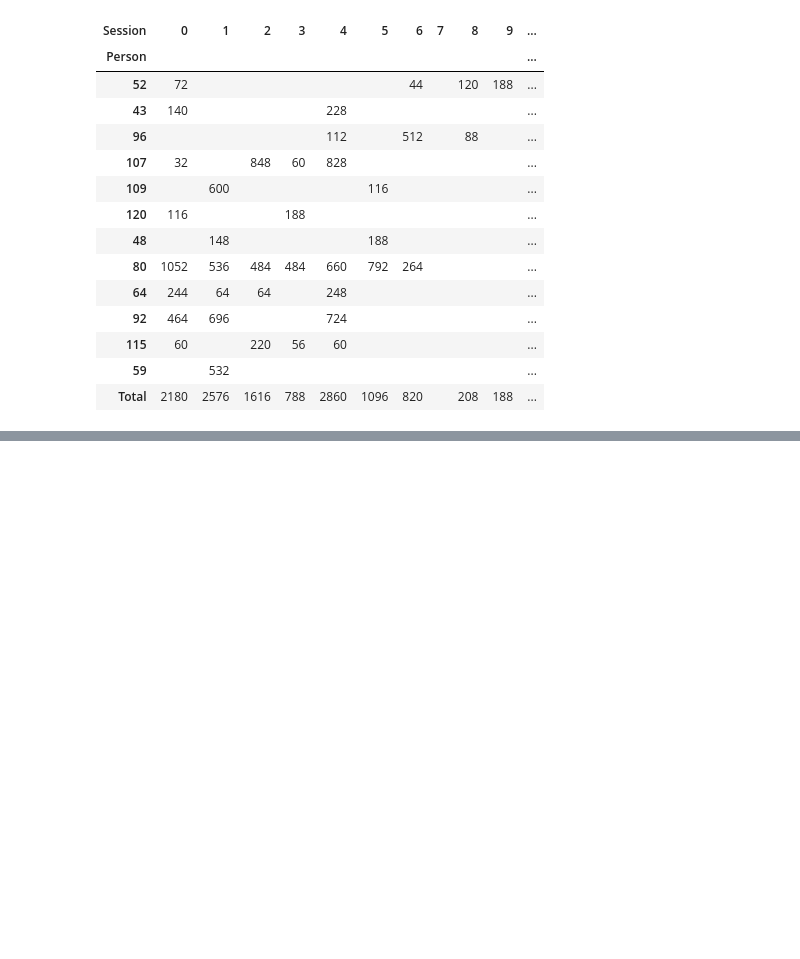
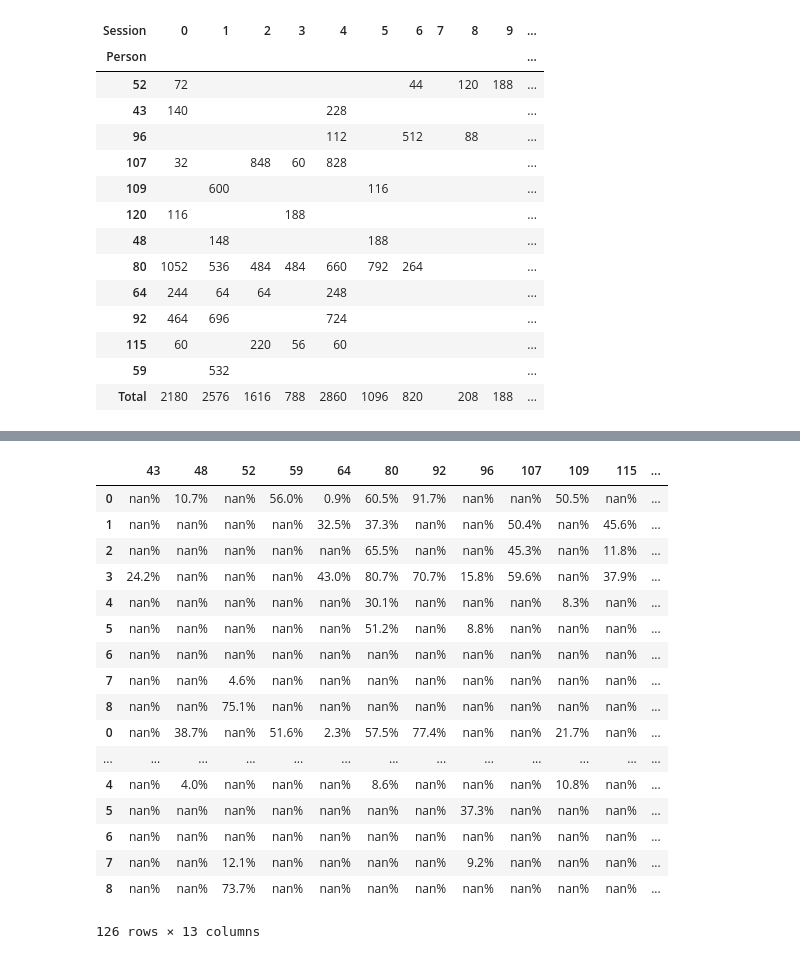
Before and after one commit to ntobis/federated-machine-learning, a Jupyter notebook: Notebooks/Table Preparation.ipynb, the cells around one changed output, grey strips where cells are left out. Cells and saved outputs as stored; diff of their text form; code cells hidden in the pictures; blank space fills up the shorter version.

Commit message:
Slight modification of results evaluation

```diff
--- a/Notebooks/Table Preparation.ipynb
+++ b/Notebooks/Table Preparation.ipynb
@@ -439,0 +426,2 @@ dL.create_pivot(os.path.join(DATA, 'group_2'), 'Person', 'Session', 'Person')
+# %%
+df = df[(df['Trans_1'] == 'original') & (df['Trans_2'] == 'straight')]
@@ -439,0 +502,62 @@ dL.create_pivot(os.path.join(DATA, 'group_2'), 'Person', 'Session', 'Person')
+# %%
+def create_detailed_metric_table(results_path, subjects, metric):
+    folder_paths = [os.path.join(results_path, folder) for folder in os.listdir(results_path) if 'Seed' in folder]
+
+    count = 0
+    for folder_path in folder_paths:
+
+        # Sort according to name not timestamp
+        list_dir = os.listdir(folder_path)
+        f_paths = [file.split("PAIN_")[1] for file in list_dir if 'PAIN' in file]
+        list_dir = [file for file in list_dir if 'PAIN' in file]
+        folders = [x for _, x in sorted(zip(f_paths, list_dir))]
+
+        df_concat = pd.DataFrame()
+        for file in folders:
+            if os.path.isfile(os.path.join(folder_path, file)):
+
+                # Read in df
+                df = pd.read_csv(os.path.join(folder_path, file))
+
+                # Create table
+                columns = ['subject_{}_{}'.format(subject, metric) for subject in subjects]
+                df_new = df[columns]
+                df_new = df_new.rename(columns={col: int(col.split('_')[1].split('_')[0]) for col in df_new.columns if 'subject' in col})
+                df_new['Experiment'] = file.split('PAIN_')[1].split('_TEST')[0]
+                df_concat = pd.concat((df_concat, df_new))
+
+        if count > 0:
+            df_add[subjects] = df_add[subjects].add(df_concat[subjects])
+        else:
+            df_add = df_concat.copy()
+
+        count += 1
+    df_add[subjects] = df_add[subjects].divide(count)
+    return df_add
+# %%
+df_detail_prec = create_detailed_metric_table(RESULTS, subjects, 'precision')
+df_detail_recall = create_detailed_metric_table(RESULTS, subjects, 'recall')
+df_detail_f1 = 2 * df_detail_recall[subjects] * df_detail_prec[subjects] / (df_detail_recall[subjects] + df_detail_prec[subjects])
+df_detail_f1['Experiment'] = df_detail_prec['Experiment']
+df_detail_f1 = df_detail_f1.copy()
+# %%
+df_detail_f1
+# %% [output]
+|  | 43 | 48 | 52 | 59 | 64 | 80 | 92 | 96 | 107 | 109 | 115 | ... |
+| 0 | nan% | 10.7% | nan% | 56.0% | 0.9% | 60.5% | 91.7% | nan% | nan% | 50.5% | nan% | ... |
+| 1 | nan% | nan% | nan% | nan% | 32.5% | 37.3% | nan% | nan% | 50.4% | nan% | 45.6% | ... |
+| 2 | nan% | nan% | nan% | nan% | nan% | 65.5% | nan% | nan% | 45.3% | nan% | 11.8% | ... |
+| 3 | 24.2% | nan% | nan% | nan% | 43.0% | 80.7% | 70.7% | 15.8% | 59.6% | nan% | 37.9% | ... |
+| 4 | nan% | nan% | nan% | nan% | nan% | 30.1% | nan% | nan% | nan% | 8.3% | nan% | ... |
+| 5 | nan% | nan% | nan% | nan% | nan% | 51.2% | nan% | 8.8% | nan% | nan% | nan% | ... |
+| 6 | nan% | nan% | nan% | nan% | nan% | nan% | nan% | nan% | nan% | nan% | nan% | ... |
+| 7 | nan% | nan% | 4.6% | nan% | nan% | nan% | nan% | nan% | nan% | nan% | nan% | ... |
+| 8 | nan% | nan% | 75.1% | nan% | nan% | nan% | nan% | nan% | nan% | nan% | nan% | ... |
+| 0 | nan% | 38.7% | nan% | 51.6% | 2.3% | 57.5% | 77.4% | nan% | nan% | 21.7% | nan% | ... |
+| ... | ... | ... | ... | ... | ... | ... | ... | ... | ... | ... | ... | ... |
+| 4 | nan% | 4.0% | nan% | nan% | nan% | 8.6% | nan% | nan% | nan% | 10.8% | nan% | ... |
+| 5 | nan% | nan% | nan% | nan% | nan% | nan% | nan% | 37.3% | nan% | nan% | nan% | ... |
+| 6 | nan% | nan% | nan% | nan% | nan% | nan% | nan% | nan% | nan% | nan% | nan% | ... |
+| 7 | nan% | nan% | 12.1% | nan% | nan% | nan% | nan% | 9.2% | nan% | nan% | nan% | ... |
+| 8 | nan% | nan% | 73.7% | nan% | nan% | nan% | nan% | nan% | nan% | nan% | nan% | ... |
+126 rows × 13 columns
```
Also changed, not shown: parts of 26 cells of this notebook, 10 other files.
